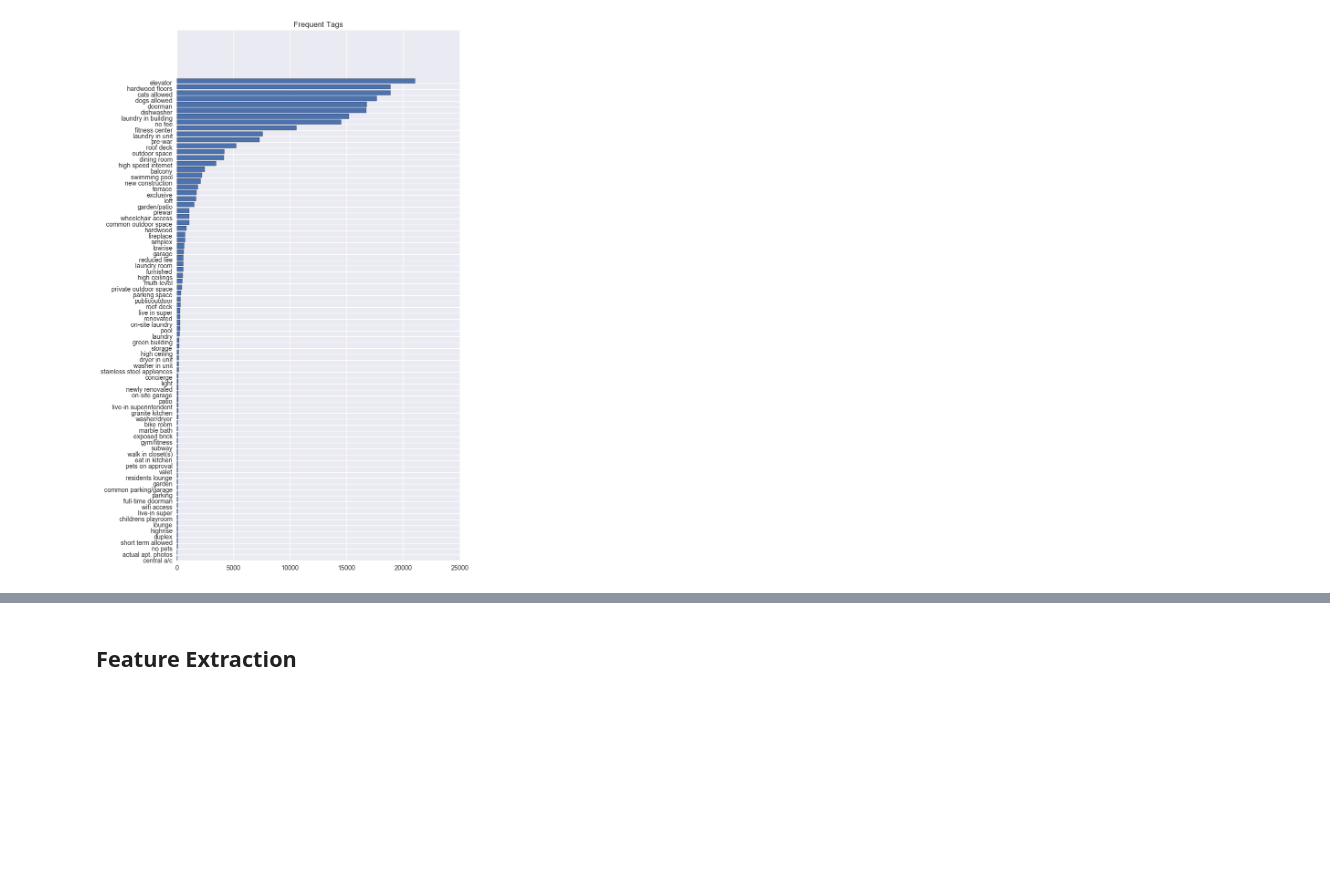
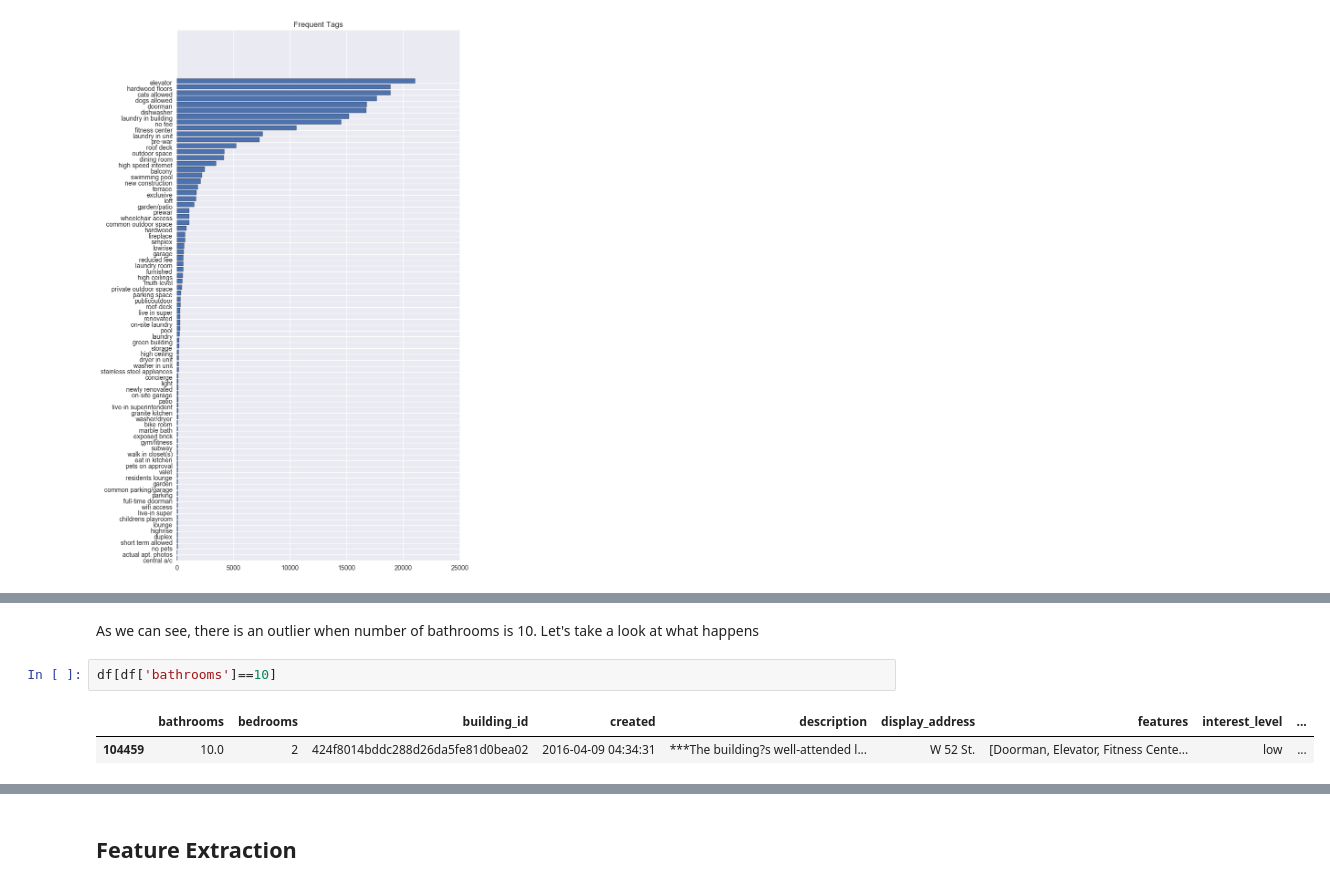
Before and after one commit to Charlespartina/DS1001-Project, a Jupyter notebook: notebook/Final Project.ipynb, the cells around one changed output, grey strips where cells are left out. Saved outputs shown, nothing was run; the diff lists cells and outputs as text; blank space fills up the shorter version.

```diff
--- a/notebook/Final Project.ipynb
+++ b/notebook/Final Project.ipynb
@@ -151,0 +164,7 @@ plt.barh(range(len(all_features_sorted)), all_features_values,tick_label=all_fea
+# %% [markdown]
+As we can see, there is an outlier when number of bathrooms is 10. Let's take a look at what happens
+# %%
+df[df['bathrooms']==10]
+# %% [output]
+|  | bathrooms | bedrooms | building_id | created | description | display_address | features | interest_level | ... |
+| 104459 | 10.0 | 2 | 424f8014bddc288d26da5fe81d0bea02 | 2016-04-09 04:34:31 | ***The building?s well-attended l... | W 52 St. | [Doorman, Elevator, Fitness Cente... | low | ... |
```
Also changed, not shown: parts of 6 cells of this notebook.
